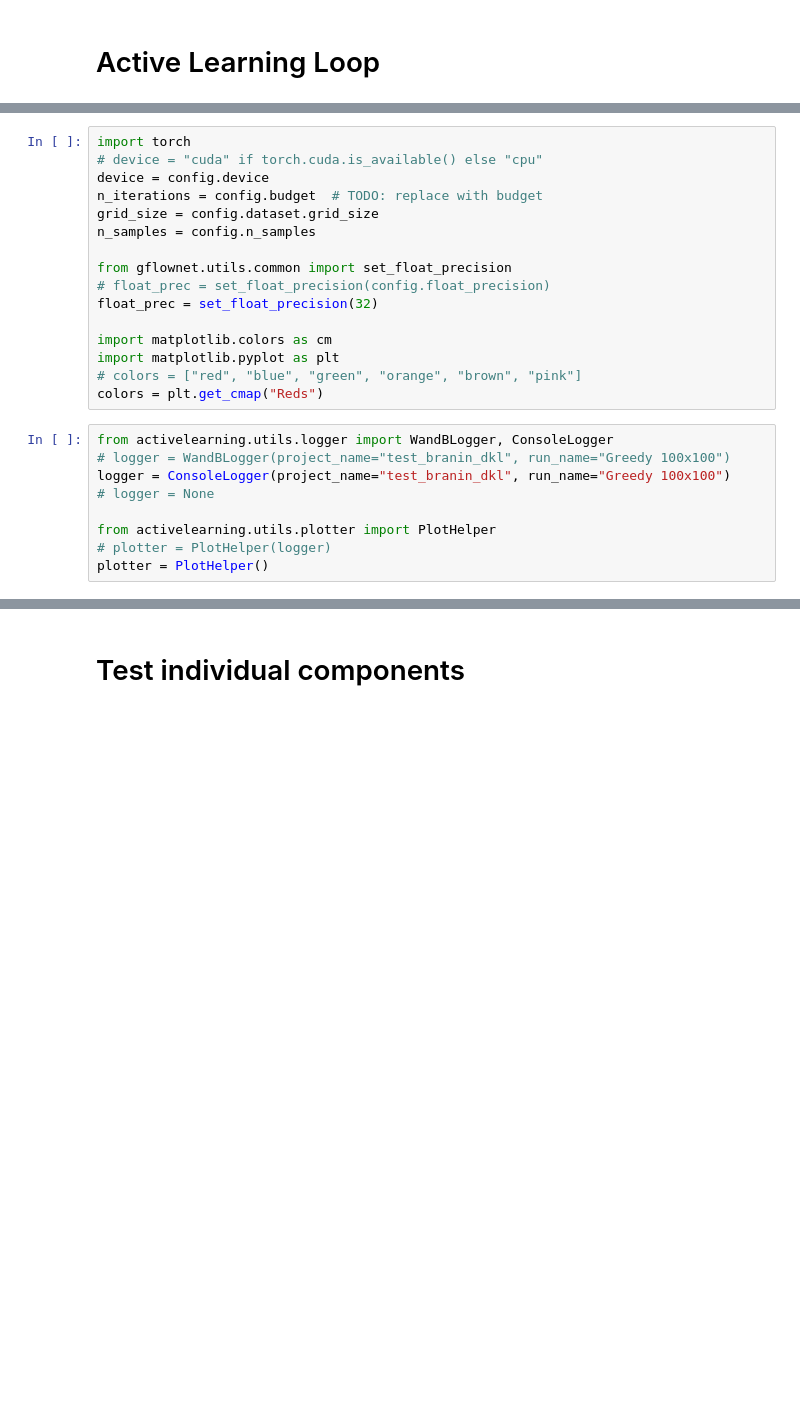
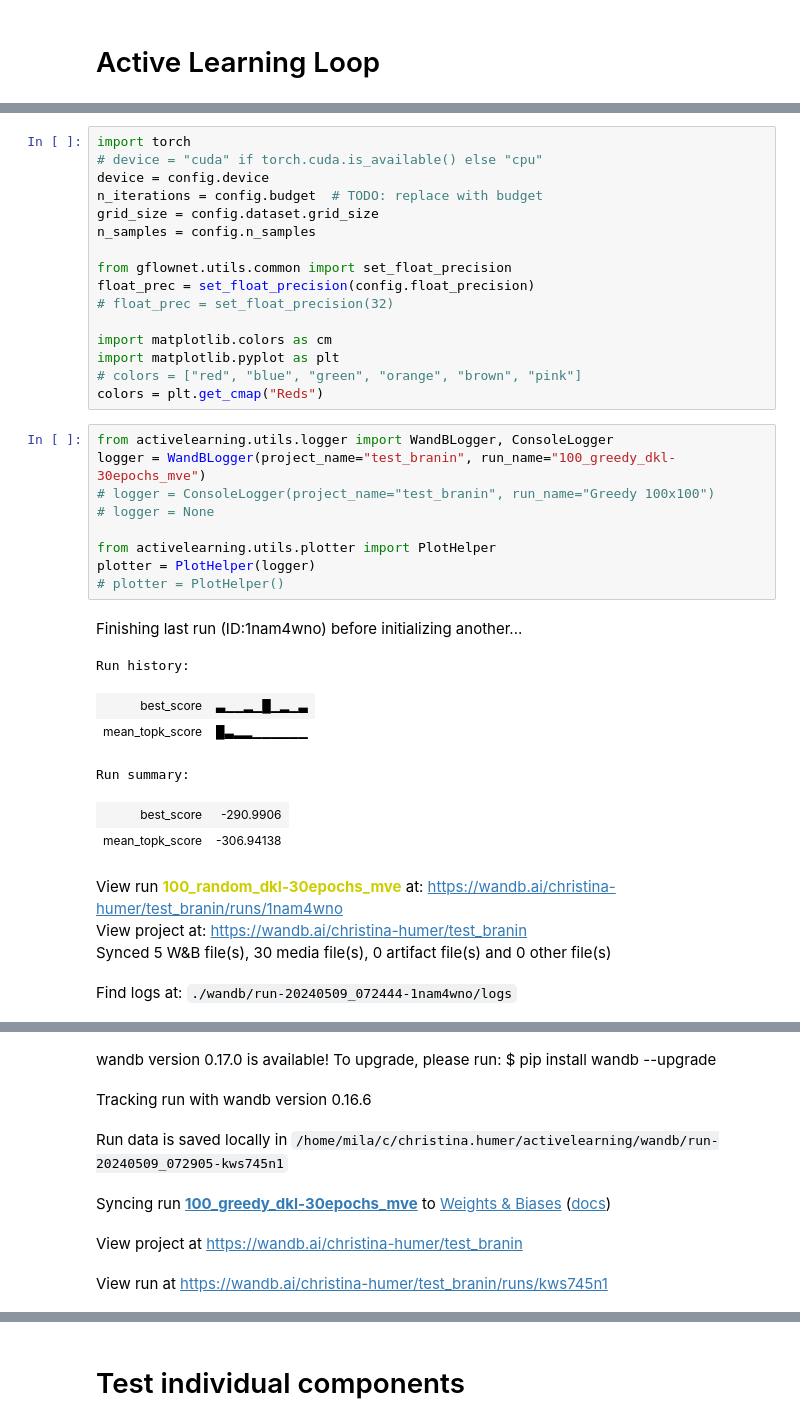
Before and after one commit to alexhernandezgarcia/activelearning, a Jupyter notebook: test_branin.ipynb, the cells around one changed output, grey strips where cells are left out. Saved outputs shown, nothing was run; the diff lists cells and outputs as text; blank space fills up the shorter version.

```diff
--- a/test_branin.ipynb
+++ b/test_branin.ipynb
@@ -164,8 +164,8 @@ grid_size = config.dataset.grid_size
 n_samples = config.n_samples
 
 from gflownet.utils.common import set_float_precision
-# float_prec = set_float_precision(config.float_precision)
-float_prec = set_float_precision(32)
+float_prec = set_float_precision(config.float_precision)
+# float_prec = set_float_precision(32)
 
 import matplotlib.colors as cm
 import matplotlib.pyplot as plt
@@ -173,10 +173,22 @@ import matplotlib.pyplot as plt
 colors = plt.get_cmap("Reds")
 # %%
 from activelearning.utils.logger import WandBLogger, ConsoleLogger
-# logger = WandBLogger(project_name="test_branin_dkl", run_name="Greedy 100x100")
-logger = ConsoleLogger(project_name="test_branin_dkl", run_name="Greedy 100x100")
+logger = WandBLogger(project_name="test_branin", run_name="100_greedy_dkl-30epochs_mve")
+# logger = ConsoleLogger(project_name="test_branin", run_name="Greedy 100x100")
 # logger = None
 
 from activelearning.utils.plotter import PlotHelper
-# plotter = PlotHelper(logger)
-plotter = PlotHelper()
+plotter = PlotHelper(logger)
+# plotter = PlotHelper()
+# %% [output]
+Finishing last run (ID:1nam4wno) before initializing another...
+Run history:
+| best_score | ▃▁▁▂▁█▁▂▁▃ |
+| mean_topk_score | █▃▂▂▁▁▁▁▁▁ |
+Run summary:
+| best_score | -290.9906 |
+| mean_topk_score | -306.94138 |
+View run 100_random_dkl-30epochs_mve at: https://wandb.ai/christina-humer/test_branin/runs/1nam4wno
+View project at: https://wandb.ai/christina-humer/test_branin
+Synced 5 W&B file(s), 30 media file(s), 0 artifact file(s) and 0 other file(s)
+Find logs at: ./wandb/run-20240509_072444-1nam4wno/logs
@@ -183,3 +196,9 @@ plotter = PlotHelper()
+wandb version 0.17.0 is available! To upgrade, please run: $ pip install wandb --upgrade
+Tracking run with wandb version 0.16.6
+Run data is saved locally in /home/mila/c/christina.humer/activelearning/wandb/run-20240509_072905-kws745n1
+Syncing run 100_greedy_dkl-30epochs_mve to Weights & Biases (docs)
+View project at https://wandb.ai/christina-humer/test_branin
+View run at https://wandb.ai/christina-humer/test_branin/runs/kws745n1
 # %%
 from activelearning.dataset.grid import BraninDatasetHandler
 from activelearning.surrogate.gp_surrogate import (
```
Also changed, not shown: parts of 3 cells of this notebook, 8 other files.
